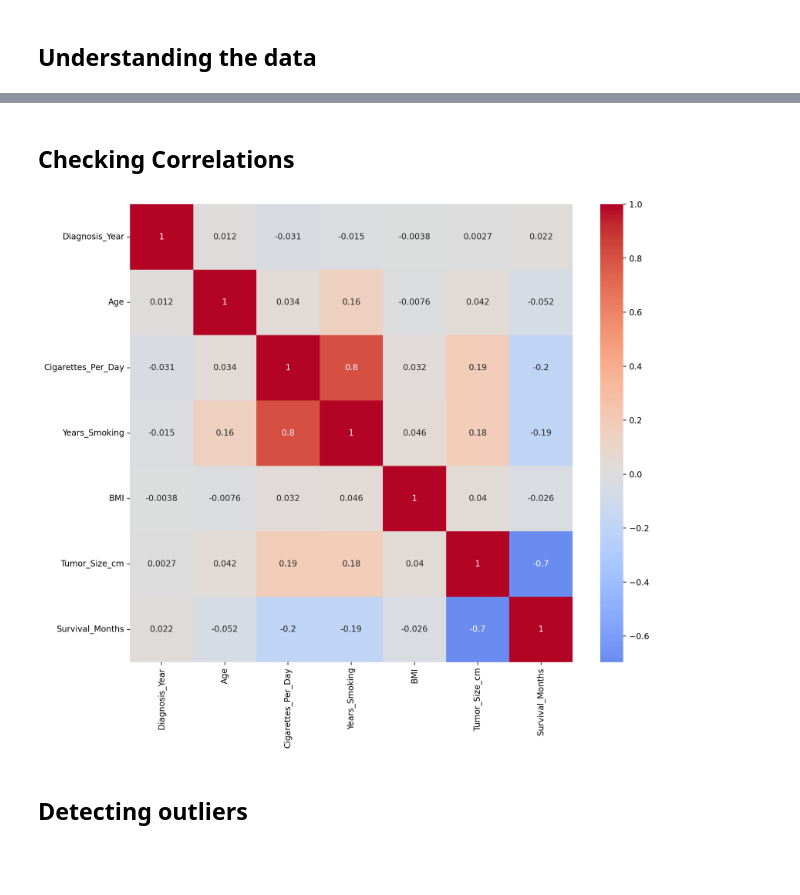
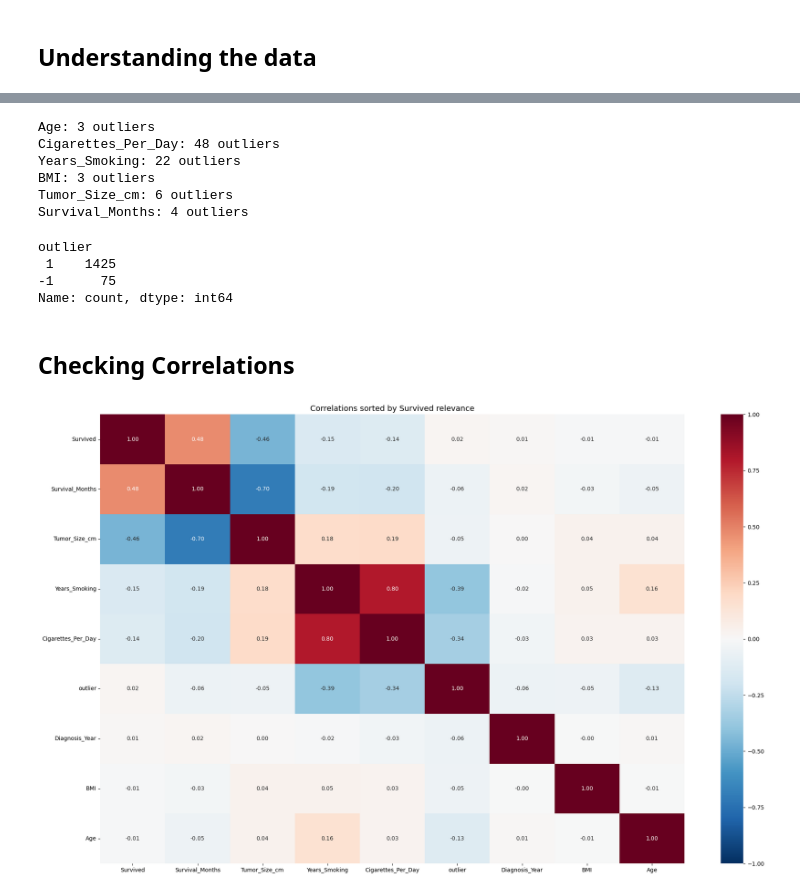
Before and after one commit to jdncpng/dpp-projekt, a Jupyter notebook: notebooks/01_exploration.ipynb, the cells around one changed output, grey strips where cells are left out. Saved outputs shown, nothing was run; the diff lists cells and outputs as text; code cells hidden in the pictures; blank space fills up the shorter version.

```diff
--- a/notebooks/01_exploration.ipynb
+++ b/notebooks/01_exploration.ipynb
@@ -94,10 +196,46 @@ np.int64(0)
+# %%
+for col in num_cols:
+    Q1 = df[col].quantile(0.25)
+    Q3 = df[col].quantile(0.75)
+    IQR = Q3 - Q1
+    outliers = df[(df[col] < Q1 - 1.5 * IQR) | (df[col] > Q3 + 1.5 * IQR)]
+    if len(outliers) > 0:
+        print(f"{col}: {len(outliers)} outliers")
+# %% [output]
+Age: 3 outliers
+Cigarettes_Per_Day: 48 outliers
+Years_Smoking: 22 outliers
+BMI: 3 outliers
+Tumor_Size_cm: 6 outliers
+Survival_Months: 4 outliers
+# %%
+iso = IsolationForest(contamination=0.05, random_state=42)
+df['outlier'] = iso.fit_predict(df[num_cols])
+print(df['outlier'].value_counts())
+# -1 = outlier, 1 = normal
+# %% [output]
+outlier
+ 1    1425
+-1      75
+Name: count, dtype: int64
 # %% [markdown]
 ## Checking Correlations
 # %%
-fig, ax = plt.subplots(figsize=(12, 10), dpi=200)
+corr = df.assign(Survived=df['Survived'].map({'Yes': 1, 'No': 0})).corr(numeric_only=True)
+target_corr = corr['Survived'].abs().sort_values(ascending=False)
+sorted_cols = target_corr.index
 
-sns.heatmap(df.corr(numeric_only=True), annot=True, cmap="coolwarm", center=0, ax=ax);
+plt.figure(figsize=(20, 12))
+sns.heatmap(corr.loc[sorted_cols, sorted_cols],
+            annot=True,
+            fmt='.2f',
+            cmap='RdBu_r',
+            center=0,
+            vmin=-1,
+            vmax=1
+            )
+plt.title('Correlations sorted by Survived relevance', fontsize=14)
+plt.tight_layout()
+plt.show()
 # %% [output]
-[figure, old version]
+[figure, new version]
-# %% [markdown]
-## Detecting outliers
```
Also changed, not shown: parts of 17 cells of this notebook, 1 other file.
